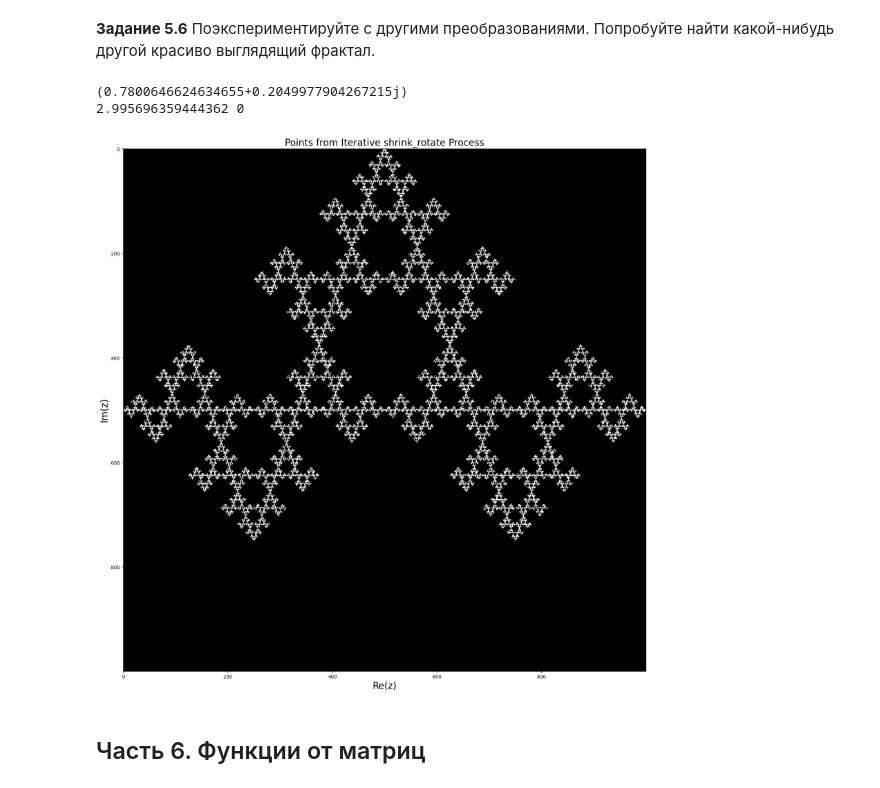
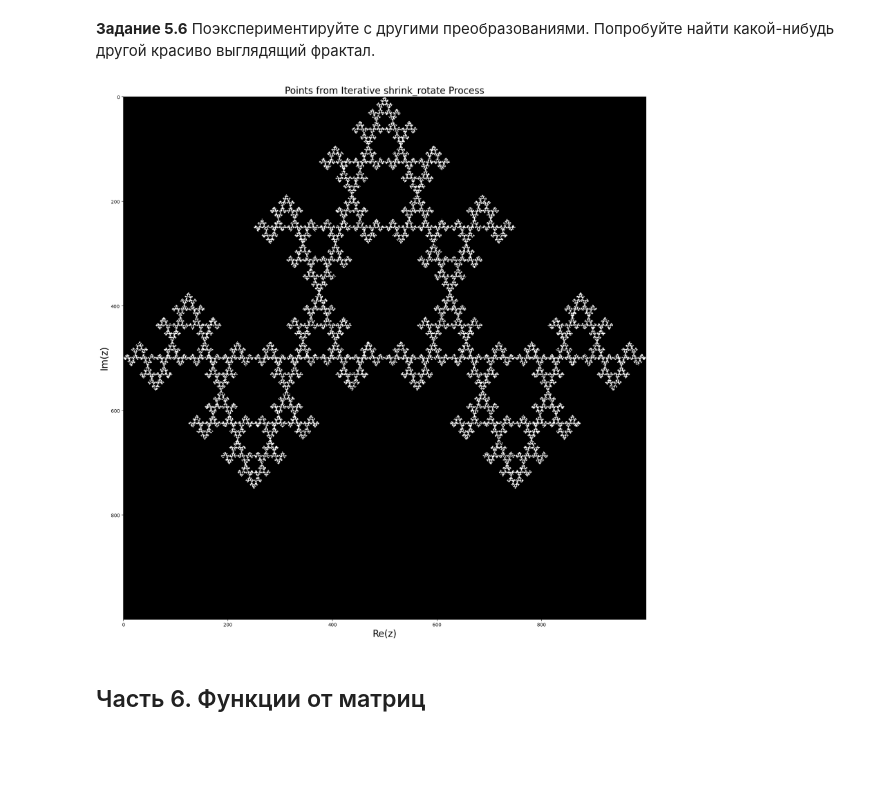
Before and after one commit to wqrxssq/olympic_algos, a Jupyter notebook: HSE_Linalg_Lab_2025_pilot.ipynb, the cells around one changed output. Saved outputs shown, nothing was run; the diff lists cells and outputs as text; code cells hidden in the pictures; blank space fills up the shorter version.

```diff
--- a/HSE_Linalg_Lab_2025_pilot.ipynb
+++ b/HSE_Linalg_Lab_2025_pilot.ipynb
@@ -686,7 +686,7 @@ plt.show()
 # %%
 # Process parameters
 z = np.random.rand() + 1j * np.random.rand()
-print(z)
+# print(z)
 max_iter = 100000
 funcs = [
     lambda t: shrink_rotate(t, 0 + 1j, coef=0.5, angle=0),
@@ -696,41 +696,39 @@ funcs = [
 
 img_size = 1000
 img = np.zeros((img_size, img_size))
 
 def z_to_pixel(z, img_size):
 	col = int((z.real + 3) / 6 * img_size)
 	row = int((1 - z.imag) / 2 * img_size)
 	row = np.clip(row, 0, img_size - 1)
 	col = np.clip(col, 0, img_size - 1)
 	return row, col
 
-max_z = 0
-min_z = 0
+# max_z = 0
+# min_z = 0
 
 for n_iter in range(max_iter):
     n_func = np.random.choice(len(funcs))
     z = funcs[n_func](z)
 
-    max_z = max(max_z, np.abs(z))
-    min_z = min(min_z, np.abs(z))
+    # max_z = max(max_z, np.abs(z))
+    # min_z = min(min_z, np.abs(z))
 
     if n_iter >= 100:
         row, col = z_to_pixel(z, img_size)
         img[row, col] = 1
 
-print(max_z, min_z)
+# print(max_z, min_z)
 
 # Plot the result (fractal-like set)
 plt.figure(figsize=(20, 20))
 plt.imshow(img, cmap='gray')
 plt.title('Points from Iterative shrink_rotate Process', fontsize=20)
 plt.xlabel('Re(z)', fontsize=20)
 plt.ylabel('Im(z)', fontsize=20)
 plt.show()
 # %% [output]
-(0.7800646624634655+0.2049977904267215j)
-2.995696359444362 0
-[figure, old version]
+[figure, new version]
 # %% [markdown]
 ## Часть 6. Функции от матриц
 # %% [markdown]
```
Also changed, not shown: parts of 11 cells of this notebook, 1 other file.
